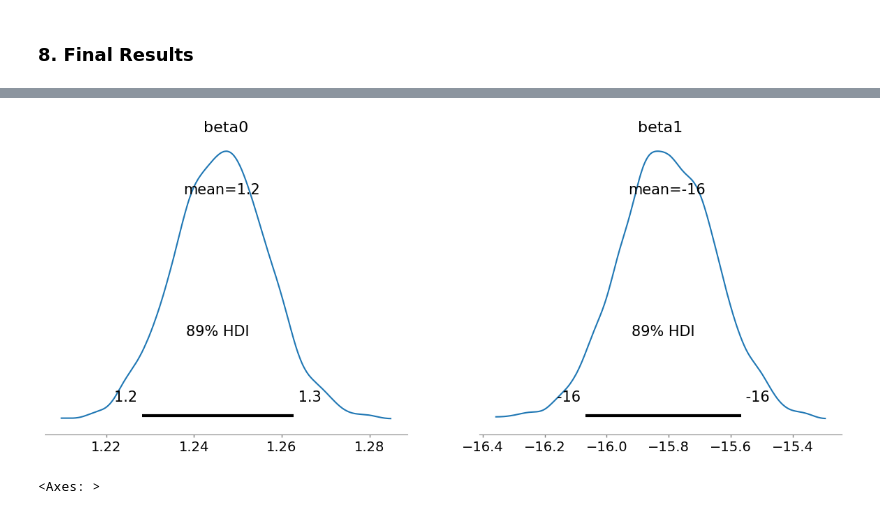
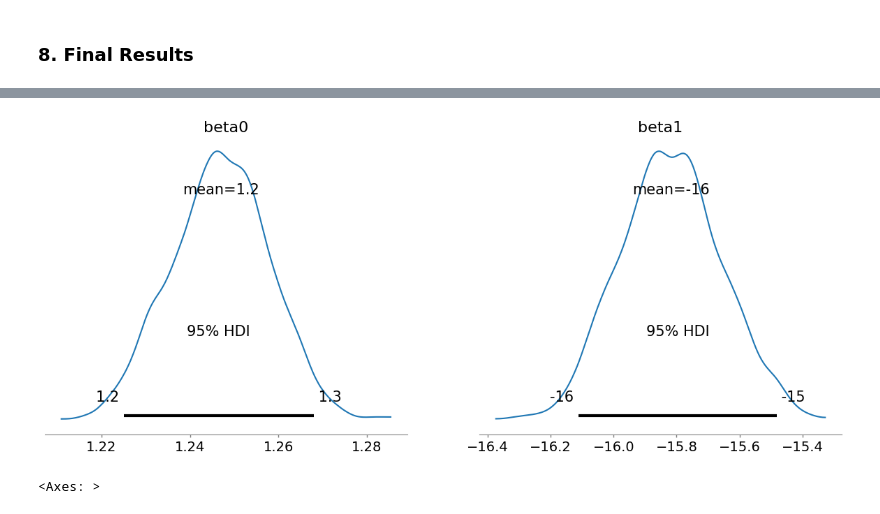
Before and after one commit to erobbtan/AST5731_PROJ2, a Jupyter notebook: Project2.ipynb, the cells around one changed output, grey strips where cells are left out. Saved outputs shown, nothing was run; the diff lists cells and outputs as text; code cells hidden in the pictures.

```diff
--- a/Project2.ipynb
+++ b/Project2.ipynb
@@ -192,6 +198,6 @@ az.summary(idata, var_names=['beta0','beta1'],round_to=4)[['mean','hdi_3%','hdi_
 # %%
 # Posterior Plots with Credible Interval
-az.plot_posterior(idata, var_names=['beta0','beta1'], hdi_prob=.89);
+az.plot_posterior(idata, var_names=['beta0','beta1'], hdi_prob=.95);
 # %% [output]
-[figure, old version]
+[figure, new version]
 # %%
```
Also changed, not shown: parts of 8 cells of this notebook.
